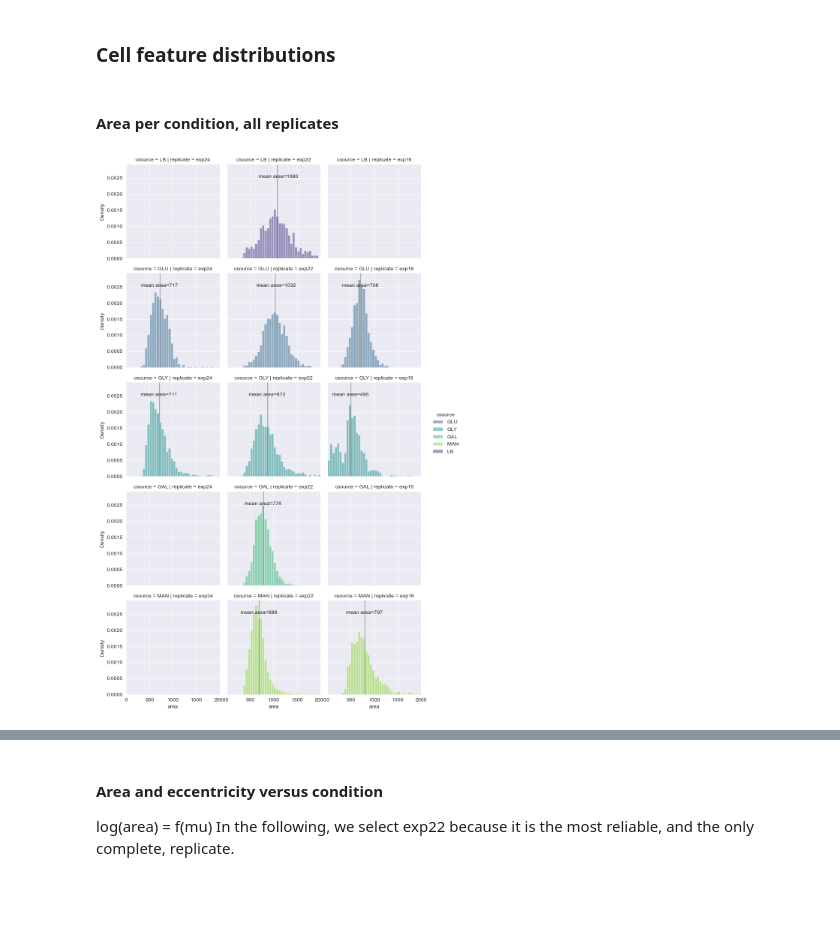
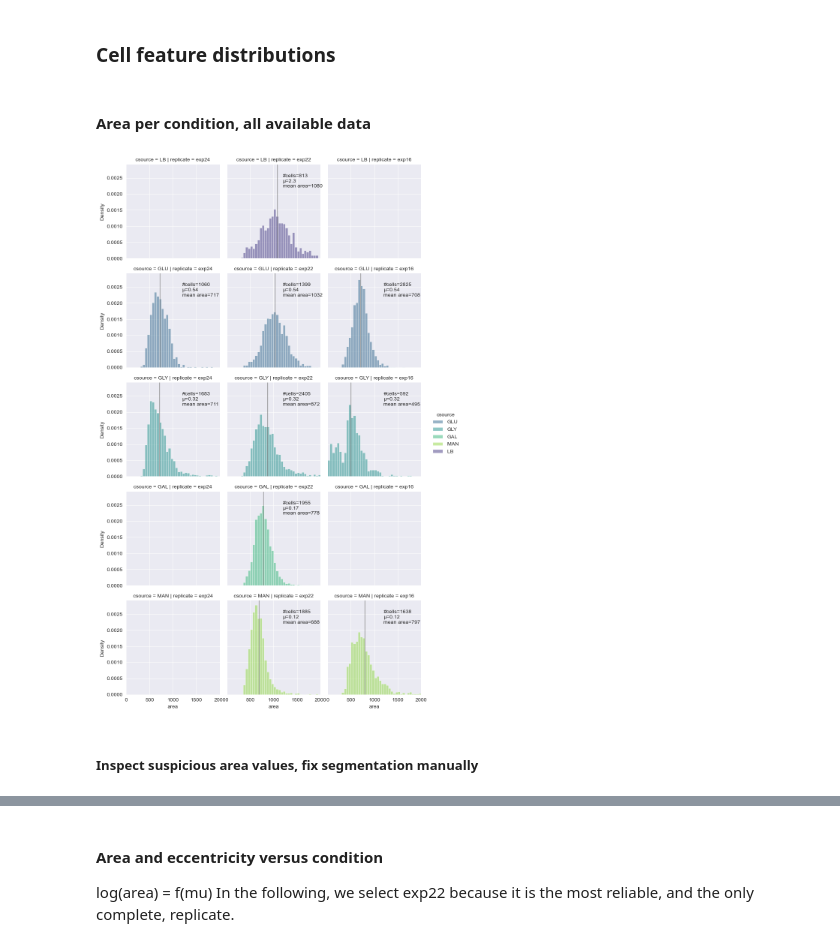
Before and after one commit to LaToyaVanderB/Ecoli_smFISH, a Jupyter notebook: src/06-plot-results.ipynb, the cells around one changed output, grey strips where cells are left out. Cells and saved outputs as stored; diff of their text form; code cells hidden in the pictures; blank space fills up the shorter version.

```diff
--- a/src/06-plot-results.ipynb
+++ b/src/06-plot-results.ipynb
@@ -491,7 +455,7 @@ frequencies
 # %% [markdown]
 ### Cell feature distributions
 # %% [markdown]
-#### Area per condition, all replicates
+#### Area per condition, all available data
 # %%
 g = sns.displot(
     data=df_records, x='area', stat='density', binrange=(0, 2000), bins=40, common_norm=False,
@@ -505,36 +469,39 @@ g.set(xlim=(0, 2000))
 # extract and flatten the axes from the figure
 axes = g.axes.flatten()
 
 # iterate through each axes
 for ax in axes:
     # extract the species name
     title = ax.get_title()
     csource = re.search('csource = (?P<csource>[A-Z]+)', title).groups()[0]
     replicate = re.search('replicate = (?P<replicate>exp[0-9]+)', title).groups()[0]
     # print(f'title: {title} csource: {csource} replicate: {replicate}')
 
     data = df_records.query('csource == @csource').query('replicate == @replicate')
-    mean_area = data['area'].mean()
-    std_area = data['area'].std()
-    # print(f'{csource} {replicate} {mean_area}')
+    nr_cells = data.query('csource == @csource').shape[0]
 
     if data.empty is False:
-        ax.axvline(x=mean_area, c='grey', ls='-', lw=1)
-        ax.annotate(f'#cells={nr_cells}\nµ={mu}\nmean area={mean_area:0.0f}', xy=(1250, 0.0025), xytext=(1250, 0.0025))
+        mean = data['area'].mean()
+        std = data['area'].std()
+        mu = data.query('csource == @csource')['mu'].unique()[0]
+        ax.axvline(x=mean, c='grey', ls='-', lw=1)
+        ax.annotate(f'#cells={nr_cells}\nµ={mu}\nmean area={mean:0.0f}', xy=(1200, 0.0022), xytext=(1200, 0.0022))
 
 # this is the right way to do it but it doesn't work:
 # for (row, col, hue_idx), data in g.facet_data():
 #     # # Skip empty data
 #     if not data.values.size:
 #         continue
 #
 #     # Get the ax for `row` and `col`
 #     # ax = g.facet_axis(row, col)
 #
 #     print(row, col, hue_idx, data.shape)
 #
 #     # # Set the `vline`s using the var `x_var`
 #     # ax.axvline(data['area'].mean(), c="k", ls="-", lw=2.5)
 #     # ax.axvline(data['area'].median(), c="orange", ls="--", lw=2.5)
 # %% [output]
-[figure, old version]
+[figure, new version]
+# %% [markdown]
+##### Inspect suspicious area values, fix segmentation manually
```
Also changed, not shown: parts of 55 cells of this notebook, 1 other file.
